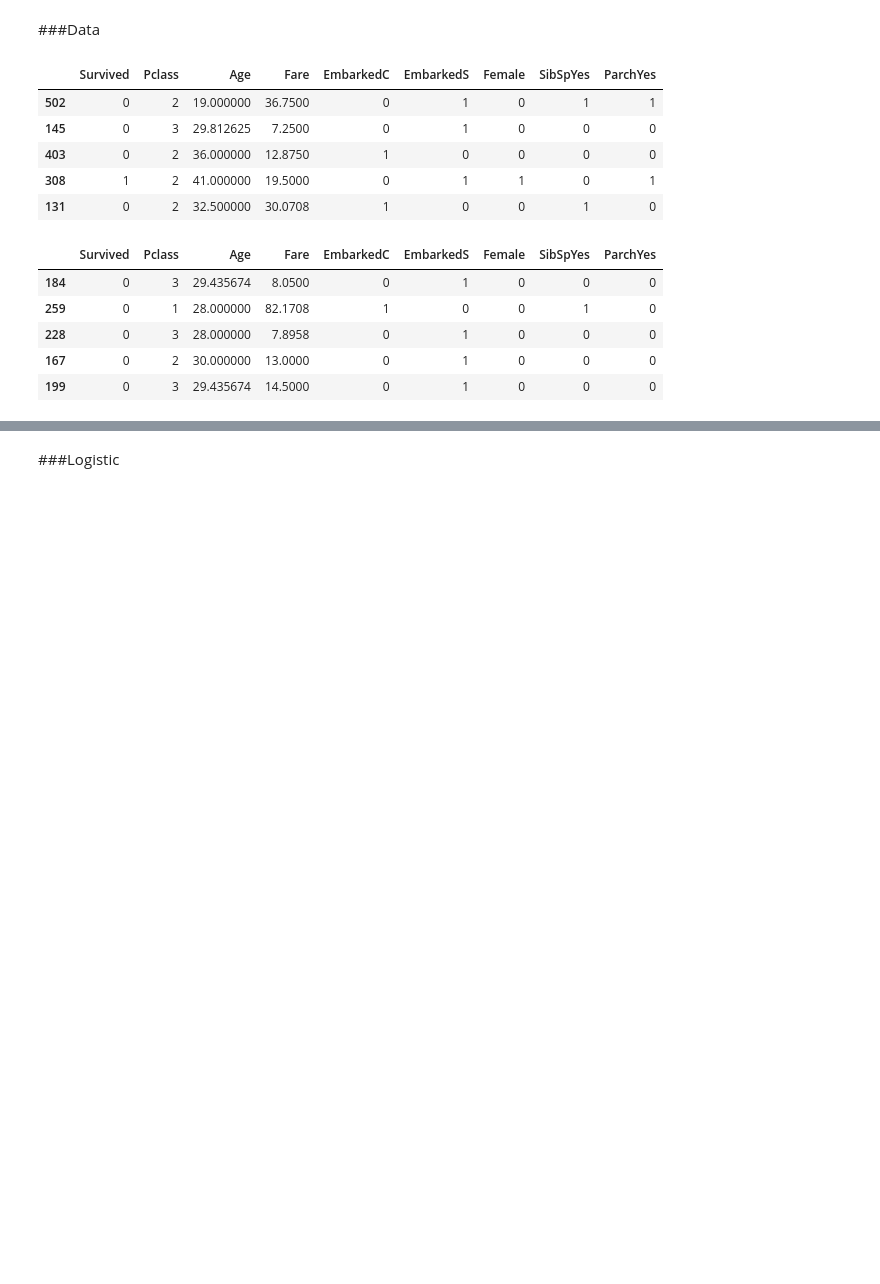
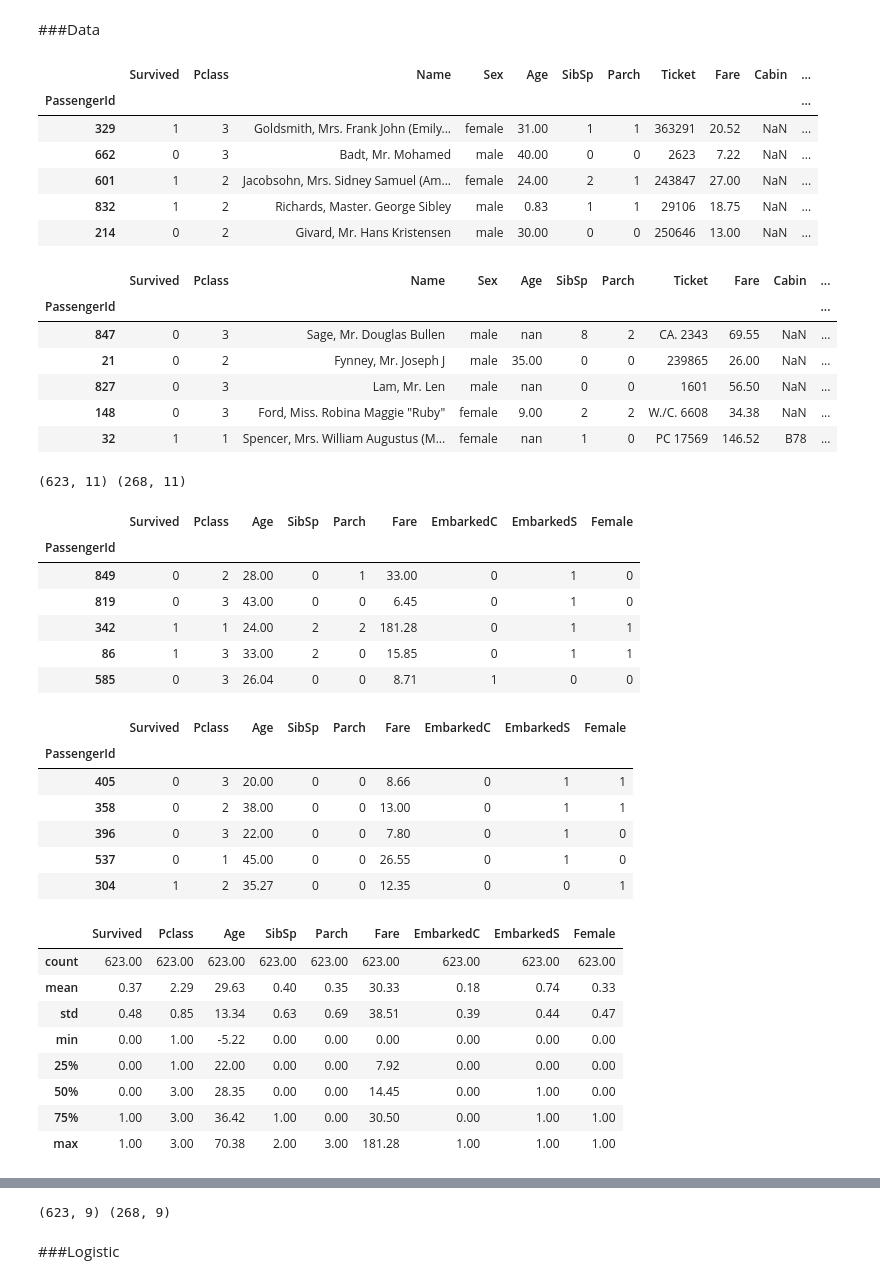
Before and after one commit to mysterious-ben/Titanic, a Jupyter notebook: exec/model_framework/run/run_model.ipynb, the cells around one changed output, grey strips where cells are left out. Drawn from its saved outputs; the diff is of its cells as text; code cells hidden in the pictures; blank space fills up the shorter version.

Commit message:
Added new data pre-processing options (specify a feature crop level, impute feature NaNs by regression) Combined train and test data pre-processing workflows

```diff
--- a/exec/model_framework/run/run_model.ipynb
+++ b/exec/model_framework/run/run_model.ipynb
@@ -19,22 +20,57 @@ import itertools
 # %% [markdown]
 ###Data
 # %%
-dataPath = os.path.join('data', 'data_derived', 'train1c.csv')
-data = pd.read_csv(dataPath)
-dataTPath = os.path.join('data', 'data_derived', 'train2c.csv')
-dataT = pd.read_csv(dataTPath)
+version = 4
+dataPath = os.path.join('data', 'data_derived', 'train1.csv')
+dataTPath = os.path.join('data', 'data_derived', 'train2.csv')
+data = pd.read_csv(dataPath, index_col=0)
+dataT = pd.read_csv(dataTPath, index_col=0)
+
 display(data.sample(n=5))
 display(dataT.sample(n=5))
+print(data.shape, dataT.shape)
+data, dataT = dtp.featuresPipelineTrainTest(data, dataT, version=version)
+display(data.sample(n=5))
+display(dataT.sample(n=5))
+display(data.describe())
+display(dataT.describe())
+print(data.shape, dataT.shape)
 # %% [output]
-|  | Survived | Pclass | Age | Fare | EmbarkedC | EmbarkedS | Female | SibSpYes | ParchYes |
-| 502 | 0 | 2 | 19.000000 | 36.7500 | 0 | 1 | 0 | 1 | 1 |
-| 145 | 0 | 3 | 29.812625 | 7.2500 | 0 | 1 | 0 | 0 | 0 |
-| 403 | 0 | 2 | 36.000000 | 12.8750 | 1 | 0 | 0 | 0 | 0 |
-| 308 | 1 | 2 | 41.000000 | 19.5000 | 0 | 1 | 1 | 0 | 1 |
-| 131 | 0 | 2 | 32.500000 | 30.0708 | 1 | 0 | 0 | 1 | 0 |
+|  | Survived | Pclass | Name | Sex | Age | SibSp | Parch | Ticket | Fare | Cabin | ... |
+| PassengerId |  |  |  |  |  |  |  |  |  |  | ... |
+| 329 | 1 | 3 | Goldsmith, Mrs. Frank John (Emily... | female | 31.00 | 1 | 1 | 363291 | 20.52 | NaN | ... |
+| 662 | 0 | 3 | Badt, Mr. Mohamed | male | 40.00 | 0 | 0 | 2623 | 7.22 | NaN | ... |
+| 601 | 1 | 2 | Jacobsohn, Mrs. Sidney Samuel (Am... | female | 24.00 | 2 | 1 | 243847 | 27.00 | NaN | ... |
+| 832 | 1 | 2 | Richards, Master. George Sibley | male | 0.83 | 1 | 1 | 29106 | 18.75 | NaN | ... |
+| 214 | 0 | 2 | Givard, Mr. Hans Kristensen | male | 30.00 | 0 | 0 | 250646 | 13.00 | NaN | ... |
-|  | Survived | Pclass | Age | Fare | EmbarkedC | EmbarkedS | Female | SibSpYes | ParchYes |
-| 184 | 0 | 3 | 29.435674 | 8.0500 | 0 | 1 | 0 | 0 | 0 |
-| 259 | 0 | 1 | 28.000000 | 82.1708 | 1 | 0 | 0 | 1 | 0 |
-| 228 | 0 | 3 | 28.000000 | 7.8958 | 0 | 1 | 0 | 0 | 0 |
-| 167 | 0 | 2 | 30.000000 | 13.0000 | 0 | 1 | 0 | 0 | 0 |
-| 199 | 0 | 3 | 29.435674 | 14.5000 | 0 | 1 | 0 | 0 | 0 |
+|  | Survived | Pclass | Name | Sex | Age | SibSp | Parch | Ticket | Fare | Cabin | ... |
+| PassengerId |  |  |  |  |  |  |  |  |  |  | ... |
+| 847 | 0 | 3 | Sage, Mr. Douglas Bullen | male | nan | 8 | 2 | CA. 2343 | 69.55 | NaN | ... |
+| 21 | 0 | 2 | Fynney, Mr. Joseph J | male | 35.00 | 0 | 0 | 239865 | 26.00 | NaN | ... |
+| 827 | 0 | 3 | Lam, Mr. Len | male | nan | 0 | 0 | 1601 | 56.50 | NaN | ... |
+| 148 | 0 | 3 | Ford, Miss. Robina Maggie "Ruby" | female | 9.00 | 2 | 2 | W./C. 6608 | 34.38 | NaN | ... |
+| 32 | 1 | 1 | Spencer, Mrs. William Augustus (M... | female | nan | 1 | 0 | PC 17569 | 146.52 | B78 | ... |
+(623, 11) (268, 11)
+|  | Survived | Pclass | Age | SibSp | Parch | Fare | EmbarkedC | EmbarkedS | Female |
+| PassengerId |  |  |  |  |  |  |  |  |  |
+| 849 | 0 | 2 | 28.00 | 0 | 1 | 33.00 | 0 | 1 | 0 |
+| 819 | 0 | 3 | 43.00 | 0 | 0 | 6.45 | 0 | 1 | 0 |
+| 342 | 1 | 1 | 24.00 | 2 | 2 | 181.28 | 0 | 1 | 1 |
+| 86 | 1 | 3 | 33.00 | 2 | 0 | 15.85 | 0 | 1 | 1 |
+| 585 | 0 | 3 | 26.04 | 0 | 0 | 8.71 | 1 | 0 | 0 |
+|  | Survived | Pclass | Age | SibSp | Parch | Fare | EmbarkedC | EmbarkedS | Female |
+| PassengerId |  |  |  |  |  |  |  |  |  |
+| 405 | 0 | 3 | 20.00 | 0 | 0 | 8.66 | 0 | 1 | 1 |
+| 358 | 0 | 2 | 38.00 | 0 | 0 | 13.00 | 0 | 1 | 1 |
+| 396 | 0 | 3 | 22.00 | 0 | 0 | 7.80 | 0 | 1 | 0 |
+| 537 | 0 | 1 | 45.00 | 0 | 0 | 26.55 | 0 | 1 | 0 |
+| 304 | 1 | 2 | 35.27 | 0 | 0 | 12.35 | 0 | 0 | 1 |
+|  | Survived | Pclass | Age | SibSp | Parch | Fare | EmbarkedC | EmbarkedS | Female |
+| count | 623.00 | 623.00 | 623.00 | 623.00 | 623.00 | 623.00 | 623.00 | 623.00 | 623.00 |
+| mean | 0.37 | 2.29 | 29.63 | 0.40 | 0.35 | 30.33 | 0.18 | 0.74 | 0.33 |
+| std | 0.48 | 0.85 | 13.34 | 0.63 | 0.69 | 38.51 | 0.39 | 0.44 | 0.47 |
+| min | 0.00 | 1.00 | -5.22 | 0.00 | 0.00 | 0.00 | 0.00 | 0.00 | 0.00 |
+| 25% | 0.00 | 1.00 | 22.00 | 0.00 | 0.00 | 7.92 | 0.00 | 0.00 | 0.00 |
+| 50% | 0.00 | 3.00 | 28.35 | 0.00 | 0.00 | 14.45 | 0.00 | 1.00 | 0.00 |
+| 75% | 1.00 | 3.00 | 36.42 | 1.00 | 0.00 | 30.50 | 0.00 | 1.00 | 1.00 |
+| max | 1.00 | 3.00 | 70.38 | 2.00 | 3.00 | 181.28 | 1.00 | 1.00 | 1.00 |
@@ -41,3 +86,4 @@ display(dataT.sample(n=5))
+(623, 9) (268, 9)
 # %% [markdown]
 ###Logistic
 # %%
```
Also changed, not shown: parts of 9 cells of this notebook, 8 other files.
